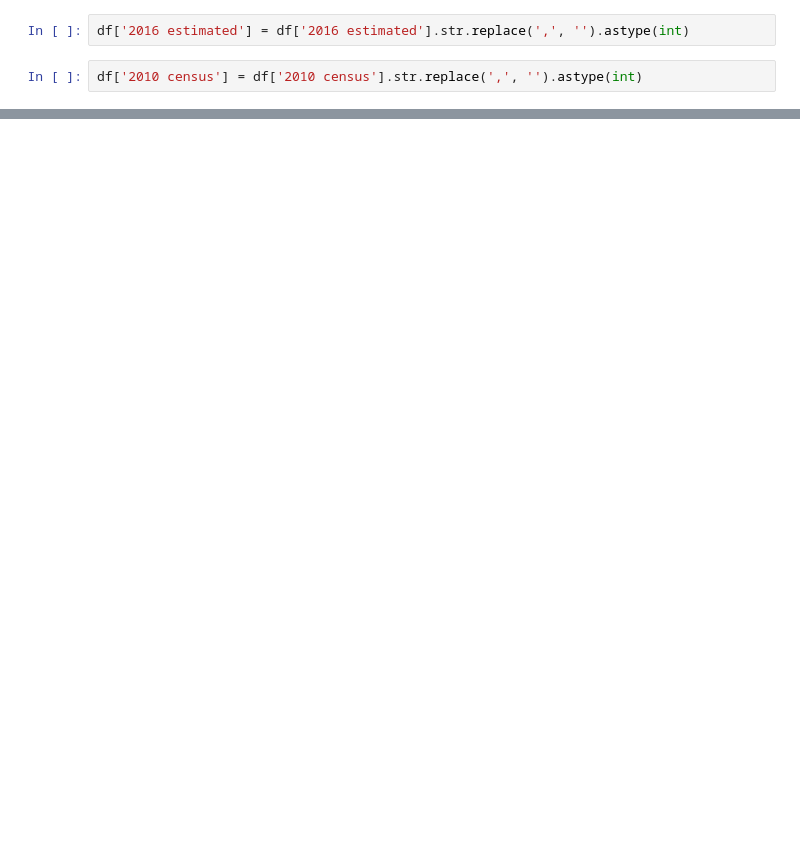
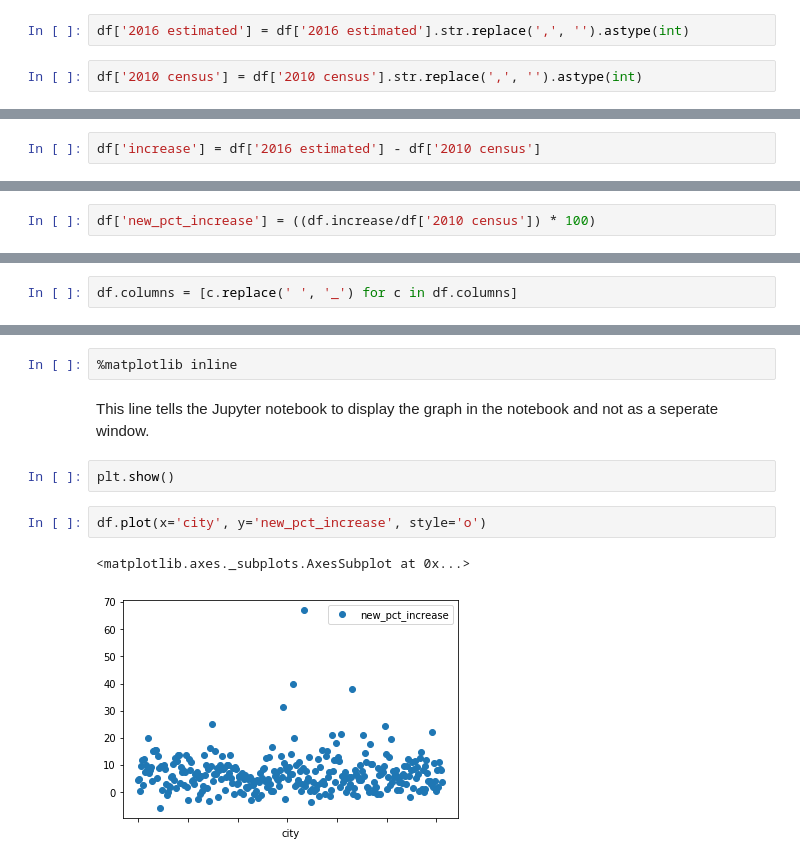
Before and after one commit to PythonTriCities/jupyter_intro, a Jupyter notebook: NotebookOne.ipynb, the cells around one changed output, grey strips where cells are left out. Cells and saved outputs as stored; diff of their text form; blank space fills up the shorter version.

Commit message:
Update notebook, add cells.

```diff
--- a/NotebookOne.ipynb
+++ b/NotebookOne.ipynb
@@ -74,0 +197,2 @@ df.sort_values(by=['2010 census'], ascending=False)
+# %%
+df['increase'] = df['2016 estimated'] - df['2010 census']
@@ -74,0 +208,2 @@ df.sort_values(by=['2010 census'], ascending=False)
+# %%
+df['new_pct_increase'] = ((df.increase/df['2010 census']) * 100)
@@ -74,0 +241,2 @@ df.sort_values(by=['2010 census'], ascending=False)
+# %%
+df.columns = [c.replace(' ', '_') for c in df.columns]
@@ -74,0 +287,11 @@ df.sort_values(by=['2010 census'], ascending=False)
+# %%
+%matplotlib inline
+# %% [markdown]
+This line tells the Jupyter notebook to display the graph in the notebook and not as a seperate window.
+# %%
+plt.show()
+# %%
+df.plot(x='city', y='new_pct_increase', style='o')
+# %% [output]
+<matplotlib.axes._subplots.AxesSubplot at 0x...>
+[figure, added]
```
Also changed, not shown: parts of 26 cells of this notebook, 1 other file.
